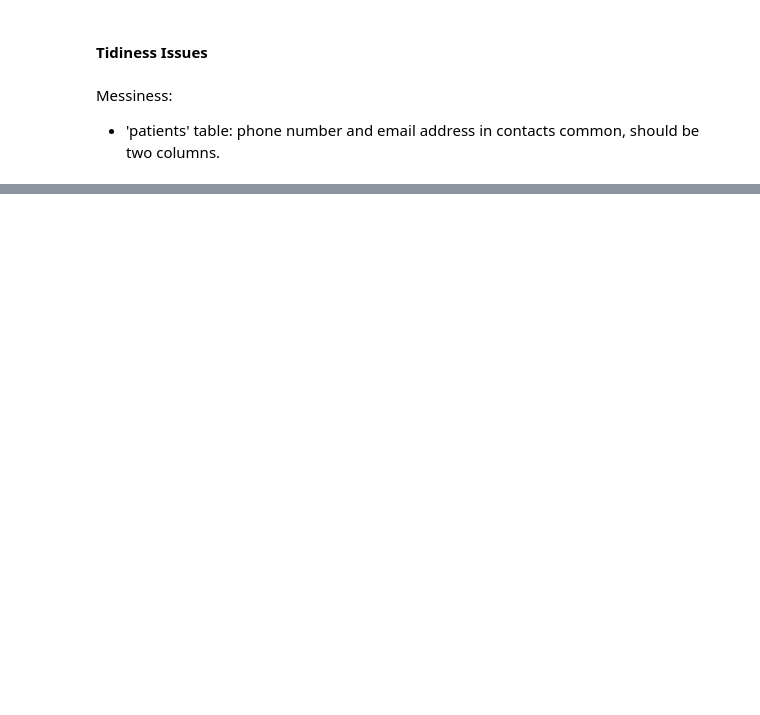
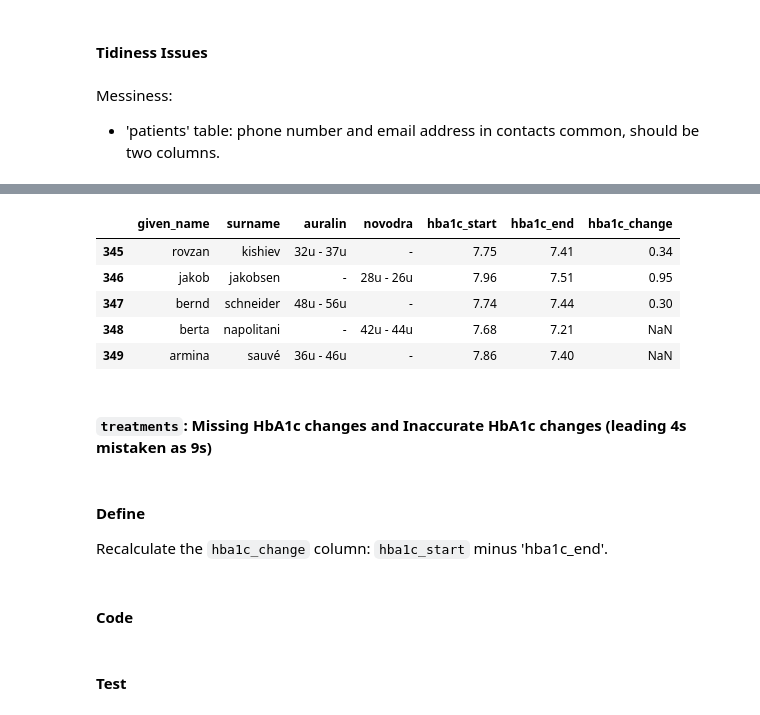
Before and after one commit to lew3425/udacity_nanodegree_diabetes, a Jupyter notebook: assessing.ipynb, the cells around one changed output, grey strips where cells are left out. Cells and saved outputs as stored; diff of their text form; code cells hidden in the pictures; blank space fills up the shorter version.

```diff
--- a/assessing.ipynb
+++ b/assessing.ipynb
@@ -296,0 +328,17 @@ Messiness:
+# %%
+treatments_clean.tail()
+# %% [output]
+|  | given_name | surname | auralin | novodra | hba1c_start | hba1c_end | hba1c_change |
+| 345 | rovzan | kishiev | 32u - 37u | - | 7.75 | 7.41 | 0.34 |
+| 346 | jakob | jakobsen | - | 28u - 26u | 7.96 | 7.51 | 0.95 |
+| 347 | bernd | schneider | 48u - 56u | - | 7.74 | 7.44 | 0.30 |
+| 348 | berta | napolitani | - | 42u - 44u | 7.68 | 7.21 | NaN |
+| 349 | armina | sauvé | 36u - 46u | - | 7.86 | 7.40 | NaN |
+# %% [markdown]
+#### `treatments`: Missing HbA1c changes and Inaccurate HbA1c changes (leading 4s mistaken as 9s)
+# %% [markdown]
+#### Define
+
+Recalculate the `hba1c_change` column: `hba1c_start` minus 'hba1c_end'.
+# %% [markdown]
+#### Code
@@ -296,0 +347,2 @@ Messiness:
+# %% [markdown]
+#### Test
```
Also changed, not shown: parts of 12 cells of this notebook, 1 other file.
